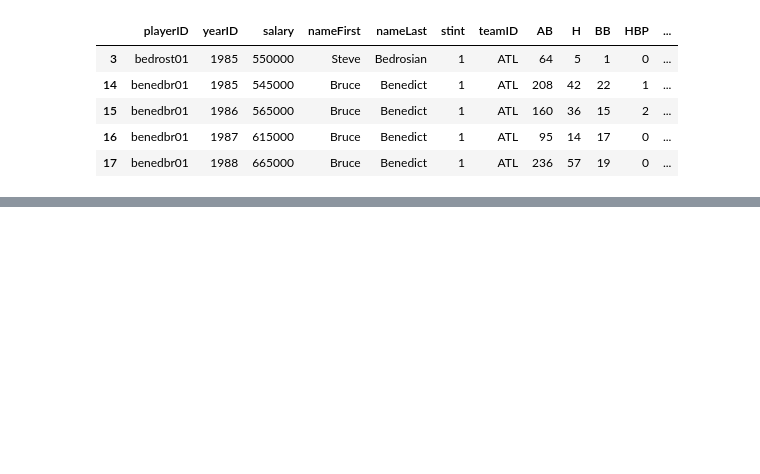
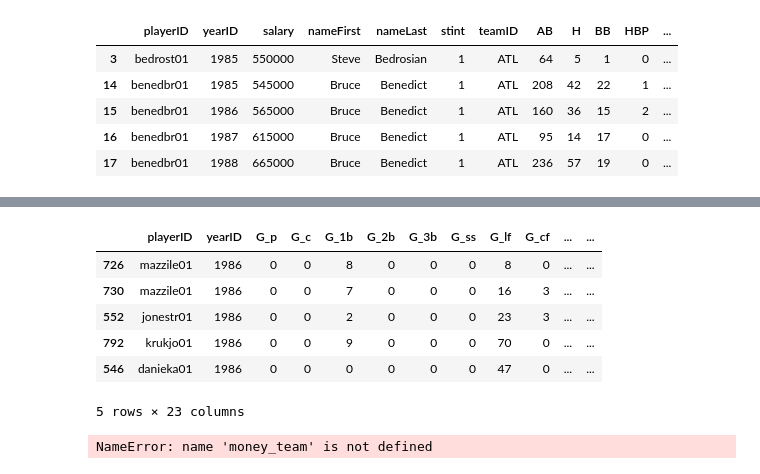
Before and after one commit to nckathleen/Moneyball, a Jupyter notebook: Moneyball.ipynb, the cells around one changed output, grey strips where cells are left out. Saved outputs shown, nothing was run; the diff lists cells and outputs as text; code cells hidden in the pictures; blank space fills up the shorter version.

```diff
--- a/Moneyball.ipynb
+++ b/Moneyball.ipynb
@@ -161,4 +146,5 @@ sal_player_bat.head(20)
 # %%
+sal_player_bat = sal_player_bat[sal_player_bat.salary > 0]
 sal_player_bat = sal_player_bat[sal_player_bat.AB > 50]
 sal_player_bat = sal_player_bat[sal_player_bat.OBP > 0]
 sal_player_bat = sal_player_bat[sal_player_bat.OBP < 1]
@@ -177,0 +159,13 @@ SyntaxError: unexpected EOF while parsing (<ipython-input-67-c4b607d557bb>, line
+# %%
+sal_player_bat = sal_player_bat.sort('ratio', ascending=False)
+# %%
+all_data = pd.merge(positions, sal_player_bat)
+all_data.sort('ratio', ascending=False).head()
+# %% [output]
+|  | playerID | yearID | G_p | G_c | G_1b | G_2b | G_3b | G_ss | G_lf | G_cf | ... | ... |
+| 726 | mazzile01 | 1986 | 0 | 0 | 8 | 0 | 0 | 0 | 8 | 0 | ... | ... |
+| 730 | mazzile01 | 1986 | 0 | 0 | 7 | 0 | 0 | 0 | 16 | 3 | ... | ... |
+| 552 | jonestr01 | 1986 | 0 | 0 | 2 | 0 | 0 | 0 | 23 | 3 | ... | ... |
+| 792 | krukjo01 | 1986 | 0 | 0 | 9 | 0 | 0 | 0 | 70 | 0 | ... | ... |
+| 546 | danieka01 | 1986 | 0 | 0 | 0 | 0 | 0 | 0 | 47 | 0 | ... | ... |
+5 rows × 23 columns
@@ -177,0 +200,6 @@ SyntaxError: unexpected EOF while parsing (<ipython-input-67-c4b607d557bb>, line
+# %%
+choose_players(year = 1998)
+for player in money_team[pos]:
+    print(team)
+# %% [output]
+NameError: name 'money_team' is not defined
```
Also changed, not shown: parts of 9 cells of this notebook.
